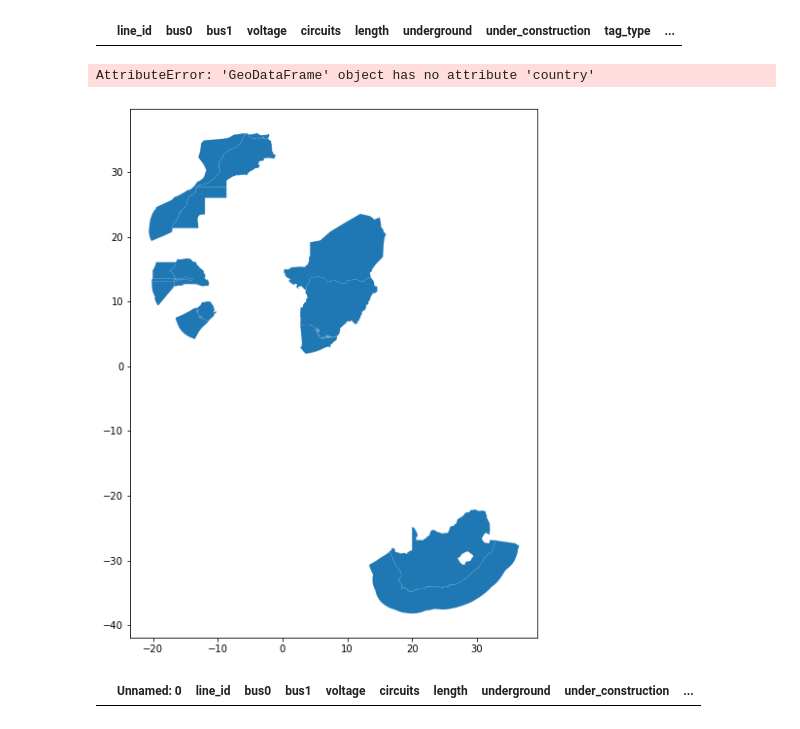
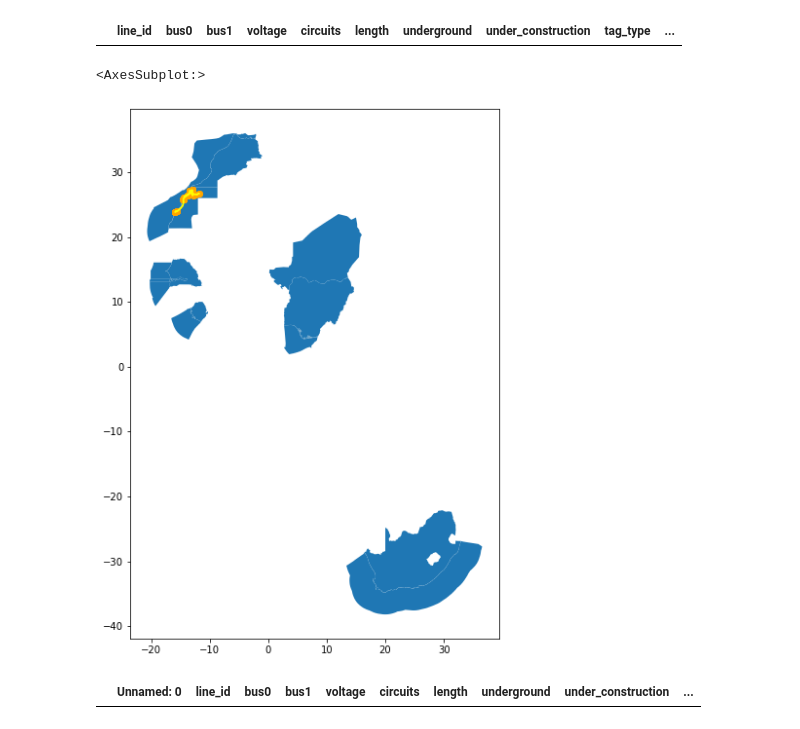
Before and after one commit to pypsa-meets-earth/pypsa-africa-hackathon, a Jupyter notebook: notebooks/build_bus_regions_verifybuseslines.ipynb, the cells around one changed output. Cells and saved outputs as stored; diff of their text form; code cells hidden in the pictures.

```diff
--- a/notebooks/build_bus_regions_verifybuseslines.ipynb
+++ b/notebooks/build_bus_regions_verifybuseslines.ipynb
@@ -103,25 +100,25 @@ df_lines_osm_clean[df_lines_osm_clean.country == "CF"]#.geometry.boundary#.dropn
 # %%
 # plot output build_osm_network
 df_substations_osm_build_network_pd = pd.read_csv(os.getcwd()+"/data/base_network/africa_all_buses_build_network.csv")
 df_lines_osm_build_network_pd = pd.read_csv(os.getcwd()+"/data/base_network/africa_all_lines_build_network.csv")
 
 df_substations_osm_build_network_pd["geometry"] = gpd.points_from_xy(df_substations_osm_build_network_pd.lon, df_substations_osm_build_network_pd.lat)
 #df_lines_osm_build_network_pd.dropna(subset="geometry", inplace=True)
 df_lines_osm_build_network_pd["geometry"] = df_lines_osm_build_network_pd["geometry"].map(loads)
 
-df_substations_osm_build_network_pd = df_substations_osm_build_network_pd[df_substations_osm_build_network_pd.country=="EH"]
-df_lines_osm_build_network_pd = df_lines_osm_build_network_pd[df_lines_osm_build_network_pd.country=="EH"]
+# df_substations_osm_build_network_pd = df_substations_osm_build_network_pd[df_substations_osm_build_network_pd.country=="EH"]
+# df_lines_osm_build_network_pd = df_lines_osm_build_network_pd[df_lines_osm_build_network_pd.country=="EH"]
 
 df_substations_osm_build_network = gpd.GeoDataFrame(geometry=df_substations_osm_build_network_pd.geometry, crs='epsg:4326')
 df_lines_osm_build_network = gpd.GeoDataFrame(geometry=df_lines_osm_build_network_pd.geometry, crs='epsg:4326')
 
 ax = continent.plot(figsize=(10,10))
 off_shore.plot(ax=ax)
 df_substations_osm_build_network.plot(ax=ax, color="orange")
 df_lines_osm_build_network.plot(ax=ax, color="yellow")
 # %% [output]
-AttributeError: 'GeoDataFrame' object has no attribute 'country'
+<AxesSubplot:>
-[figure, old version]
+[figure, new version]
 # %%
 df_lines_osm_build_network_pd[df_lines_osm_build_network_pd.country == "CF"]#.geometry.boundary#.dropna(subset=["tags.voltage"])
 #df_lines_osm_build_network_pd[df_lines_osm_build_network_pd.line_id == "452716570-1"].copy().iloc[0]
```
Also changed, not shown: parts of 1 cell of this notebook, 4 other files.
